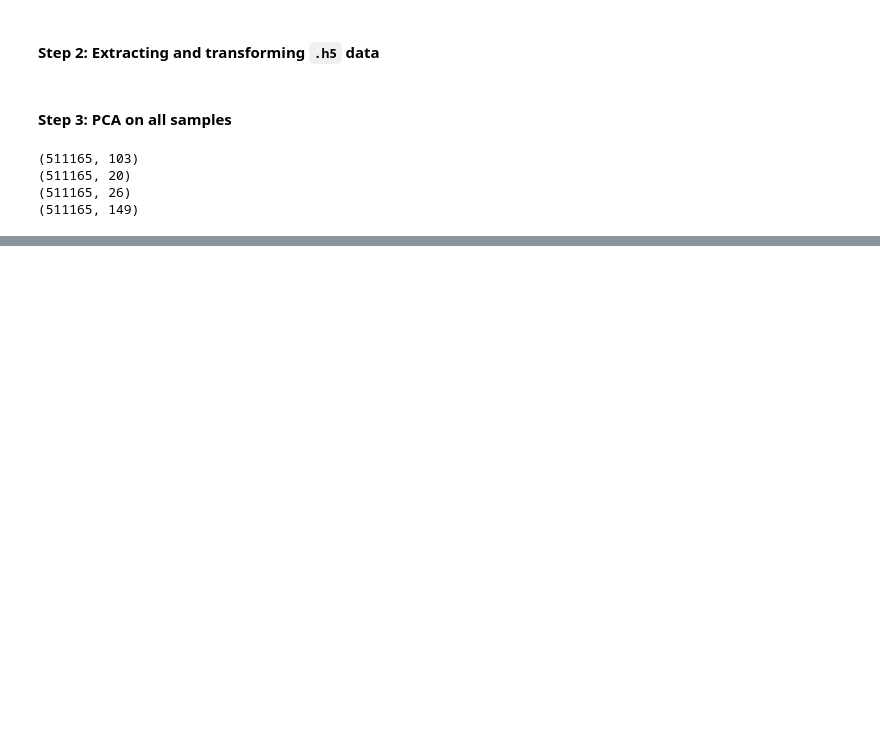
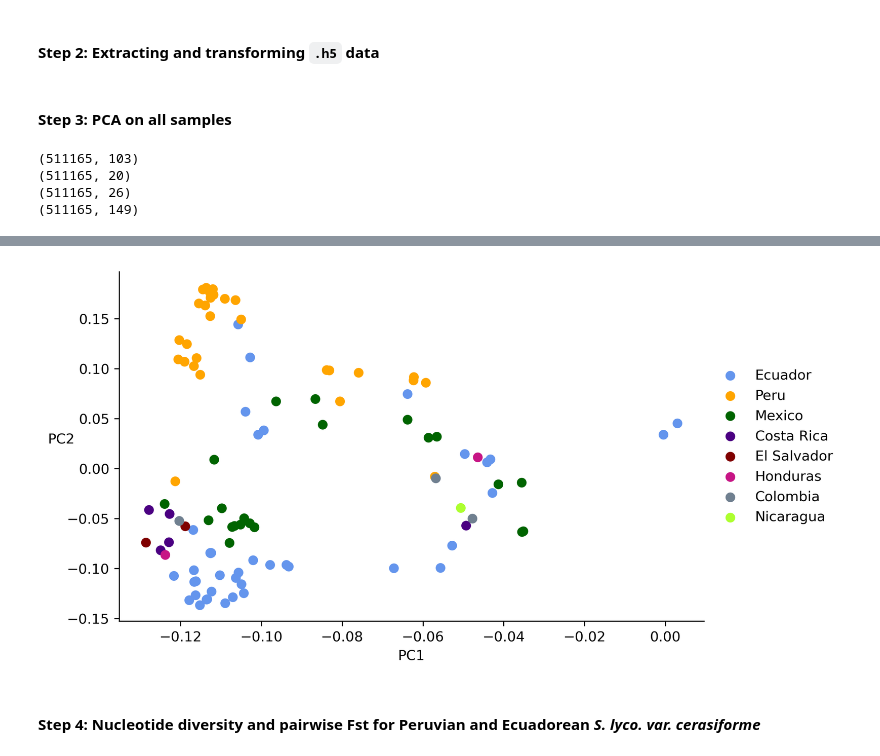
Before and after one commit to pgundral/solanum-introgression, a Jupyter notebook: solanum_sp_project.ipynb, the cells around one changed output, grey strips where cells are left out. Cells and saved outputs as stored; diff of their text form; code cells hidden in the pictures; blank space fills up the shorter version.

```diff
--- a/solanum_sp_project.ipynb
+++ b/solanum_sp_project.ipynb
@@ -275,0 +252,56 @@ plt.show()
+# %%
+## PLOTTING ##
+
+# Intialize the figure.
+fig = plt.figure(figsize=(8, 4), constrained_layout=True, dpi=300)
+# Intialize the axes.
+ax = fig.add_subplot(111)
+
+# Plot points
+ax.scatter(
+    eig_vecs[:40, 0], eig_vecs[:40, 1],
+    color='cornflowerblue', label='Ecuador',
+)
+ax.scatter(
+    eig_vecs[40:69, 0], eig_vecs[40:69, 1],
+    color='orange', label='Peru',
+)
+ax.scatter(
+    eig_vecs[69:90, 0], eig_vecs[69:90, 1],
+    color='darkgreen', label='Mexico',
+)
+ax.scatter(
+    eig_vecs[90:95, 0], eig_vecs[90:95, 1],
+    color='indigo', label='Costa Rica',
+)
+ax.scatter(
+    eig_vecs[95:97, 0], eig_vecs[95:97, 1],
+    color='maroon', label='El Salvador',
+)
+ax.scatter(
+    eig_vecs[97:99, 0], eig_vecs[97:99, 1],
+    color='mediumvioletred', label='Honduras',
+)
+ax.scatter(
+    eig_vecs[99:102, 0], eig_vecs[99:102, 1],
+    color='slategray', label='Colombia',
+)
+ax.scatter(
+    eig_vecs[102:, 0], eig_vecs[102:, 1],
+    color='greenyellow', label='Nicaragua',
+)
+
+# Despine the axes.
+ax.spines['top'].set_visible(False)
+ax.spines['right'].set_visible(False)
+# Plot the legend.
+ax.legend(loc='center left', bbox_to_anchor=(1.0, 0.5), frameon=False)
+# Label the axes.
+plt.xlabel('PC1')
+plt.ylabel('PC2', rotation=0)
+# Show!
+plt.show()
+# %% [output]
+[figure, added]
+# %% [markdown]
+#### __Step 4:__ Nucleotide diversity and pairwise Fst for Peruvian and Ecuadorean _S. lyco. var. cerasiforme_
```
Also changed, not shown: parts of 22 cells of this notebook, 7 other files.
